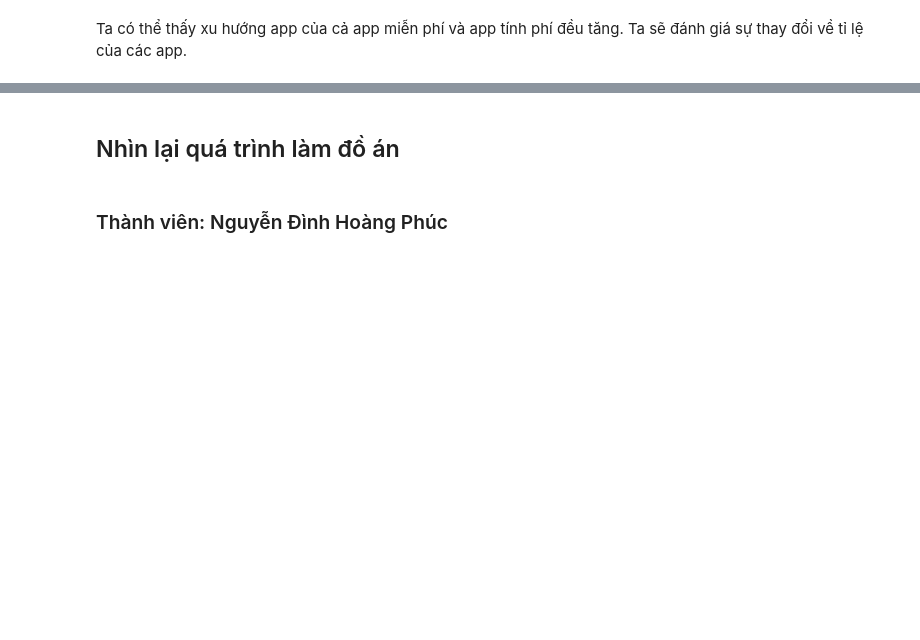
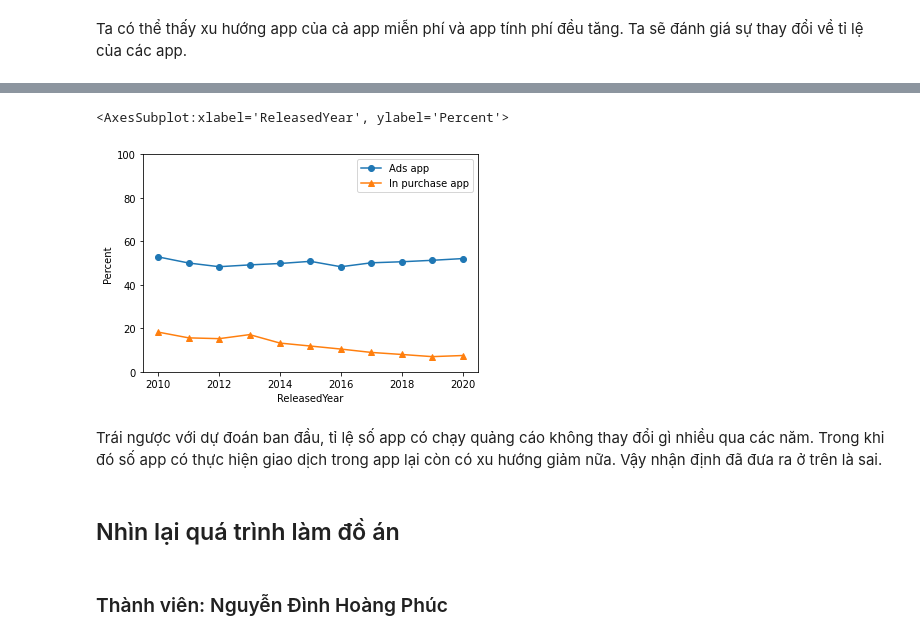
Before and after one commit to ldtpvince/P4DS_FINAL_PJ, a Jupyter notebook: 18120143-18120512.ipynb, the cells around one changed output, grey strips where cells are left out. Cells and saved outputs as stored; diff of their text form; code cells hidden in the pictures; blank space fills up the shorter version.

```diff
--- a/18120143-18120512.ipynb
+++ b/18120143-18120512.ipynb
@@ -487,0 +471,9 @@ Ta dễ dàng đánh giá được xu hướng tỉ lệ các ứng dụng free
+# %%
+temp = gps_df.groupby(['ReleasedYear', 'Free', 'Ad Supported'])['App Id'].count()
+num_ads_app_by_year = temp.loc[:, True, :].loc[:2020]
+temp = gps_df.groupby(['ReleasedYear', 'Free', 'In App Purchases'])['App Id'].count()
+num_in_purch_app_by_year = temp.loc[:, True, :].loc[:2020]
+print('Thống kê số app free có để quảng cáo trong app')
+print(num_ads_app_by_year)
+print('Thống kê số app free có thực hiện mua bán trong app')
+print(num_in_purch_app_by_year)
@@ -488,3 +498,23 @@ Ta dễ dàng đánh giá được xu hướng tỉ lệ các ứng dụng free
+# %%
+ads_apps_by_percents = num_ads_app_by_year.groupby(level=0).apply(lambda x: 100 * x / float(x.sum()))
+ads_apps_by_percents = ads_apps_by_percents.loc[:, True]
+in_purch_apps_by_percents = num_in_purch_app_by_year.groupby(level=0).apply(lambda x: 100 * x / float(x.sum()))
+in_purch_apps_by_percents = in_purch_apps_by_percents.loc[:, True]
+
+ads_apps_by_percents.name = 'Ads app'
+in_purch_apps_by_percents.name = 'In purchase app'
+plt.subplot()
+ax = plt.gca()
+ax.set_ylabel('Percent')
+ax.set_ylim(0, 100)
+
+ads_apps_by_percents.plot(marker='o', legend='Ads app')
+in_purch_apps_by_percents.plot(marker='^', legend='In purchase app')
+# %% [output]
+<AxesSubplot:xlabel='ReleasedYear', ylabel='Percent'>
+[figure, added]
+# %% [markdown]
+Trái ngược với dự đoán ban đầu, tỉ lệ số app có chạy quảng cáo không thay đổi gì nhiều qua các năm. Trong khi đó số app có thực hiện giao dịch trong app lại còn có xu hướng giảm nữa. Vậy nhận định đã đưa ra ở trên là sai.
 # %% [markdown]
 ## Nhìn lại quá trình làm đồ án
 # %% [markdown]
```
Also changed, not shown: parts of 8 cells of this notebook.
